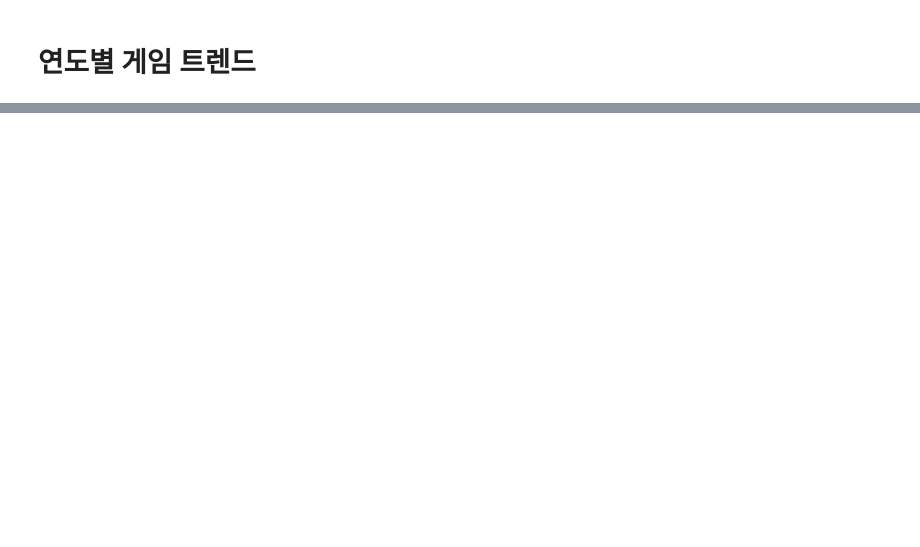
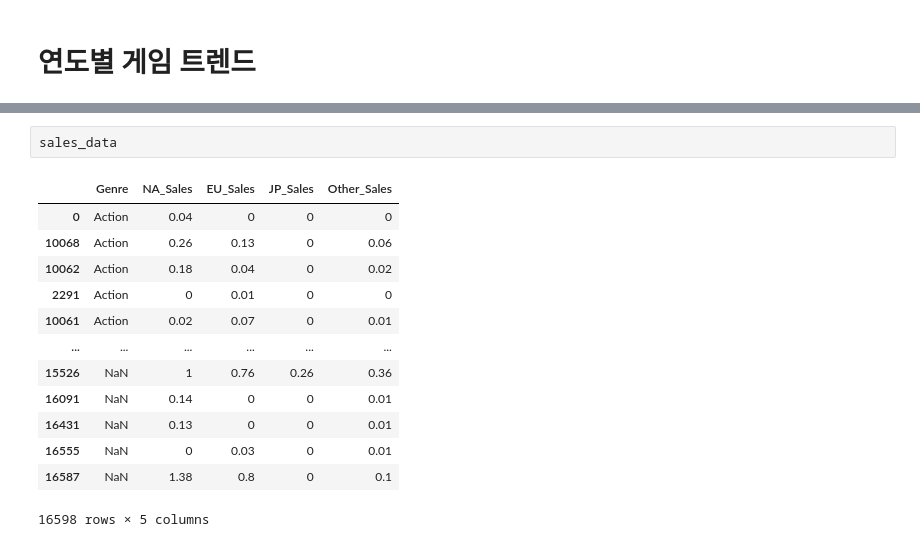
Before and after one commit to wogur9503/AI-bootcamp-, a Jupyter notebook: Game Sales Data Analysis.ipynb, the cells around one changed output, grey strips where cells are left out. Cells and saved outputs as stored; diff of their text form; blank space fills up the shorter version.

```diff
--- a/Game Sales Data Analysis.ipynb
+++ b/Game Sales Data Analysis.ipynb
@@ -125,0 +180,16 @@ See the caveats in the documentation: https://pandas.pydata.org/pandas-docs/stab
+# %%
+sales_data
+# %% [output]
+|  | Genre | NA_Sales | EU_Sales | JP_Sales | Other_Sales |
+| 0 | Action | 0.04 | 0 | 0 | 0 |
+| 10068 | Action | 0.26 | 0.13 | 0 | 0.06 |
+| 10062 | Action | 0.18 | 0.04 | 0 | 0.02 |
+| 2291 | Action | 0 | 0.01 | 0 | 0 |
+| 10061 | Action | 0.02 | 0.07 | 0 | 0.01 |
+| ... | ... | ... | ... | ... | ... |
+| 15526 | NaN | 1 | 0.76 | 0.26 | 0.36 |
+| 16091 | NaN | 0.14 | 0 | 0 | 0.01 |
+| 16431 | NaN | 0.13 | 0 | 0 | 0.01 |
+| 16555 | NaN | 0 | 0.03 | 0 | 0.01 |
+| 16587 | NaN | 1.38 | 0.8 | 0 | 0.1 |
+16598 rows × 5 columns
```
Also changed, not shown: parts of 19 cells of this notebook.
